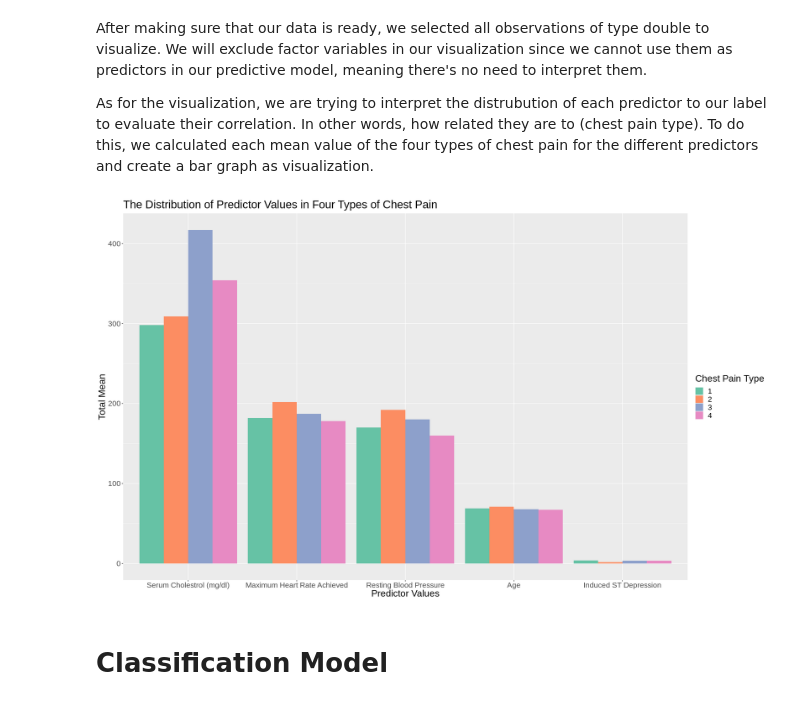
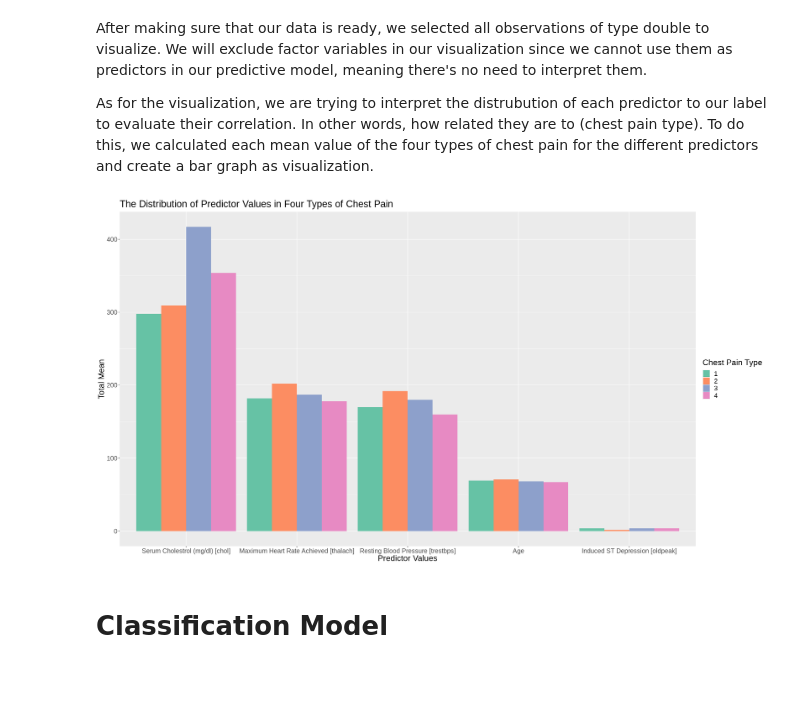
Before and after one commit to gigabite-pro/dsci-group-110, a Jupyter notebook: Project Working-Copy1.ipynb, the cells around one changed output. Saved outputs shown, nothing was run; the diff lists cells and outputs as text; code cells hidden in the pictures; blank space fills up the shorter version.

Commit message:
Changed histogram labels

```diff
--- a/Project Working-Copy1.ipynb
+++ b/Project Working-Copy1.ipynb
@@ -233,37 +233,37 @@ As for the visualization, we are trying to interpret the distrubution of each pr
 # %%
 #Mean of observations with type double (training data)
 training_data_type_double <- select(training_data, -sex , -fbs , -restecg , -exang , -slope , -ca , -thal , -num)
 
 training_data_type_double<-rename(training_data_type_double,
-                    "Serum Cholestrol (mg/dl)"=chol,
-                    "Maximum Heart Rate Achieved"=thalach,
-                    "Resting Blood Pressure"=trestbps,
-                    "Induced ST Depression"=oldpeak,
+                    "Serum Cholestrol (mg/dl) [chol]"=chol,
+                    "Maximum Heart Rate Achieved [thalach]"=thalach,
+                    "Resting Blood Pressure [trestbps]"=trestbps,
+                    "Induced ST Depression [oldpeak]"=oldpeak,
                     "Age"=age)
 
-mean_data <- training_data_double |>
+mean_data <- training_data_type_double |>
              group_by(cp) |>
-             summarize(across("Age":"Induced ST Depression", max))
+             summarize(across("Age":"Induced ST Depression [oldpeak]", max))
 
 mean_data <- mean_data |>
             pivot_longer(
-                  cols="Age":"Induced ST Depression",
+                  cols="Age":"Induced ST Depression [oldpeak]",
                   names_to = "predictor",
                   values_to = "mean_value")
 
-options(repr.plot.width = 20, repr.plot.height = 12)
+options(repr.plot.width = 22, repr.plot.height = 12)
 
 data_final_plot <- mean_data|>
                     ggplot(aes(x = fct_reorder(predictor, mean_value, .desc = TRUE), y = mean_value, fill = cp))+
                     geom_bar(stat = "identity", position = "dodge")+
                     scale_fill_brewer(palette = "Set2") +
                     labs(x = "Predictor Values", y = "Total Mean", fill = "Chest Pain Type")  +
                     ggtitle("The Distribution of Predictor Values in Four Types of Chest Pain") +
-                    theme(text = element_text(size = 20))
+                    theme(text = element_text(size = 19))
 
 data_final_plot
 # %% [output]
-[figure, old version]
+[figure, new version]
 # %% [markdown]
 # Classification Model
 # %%
```
